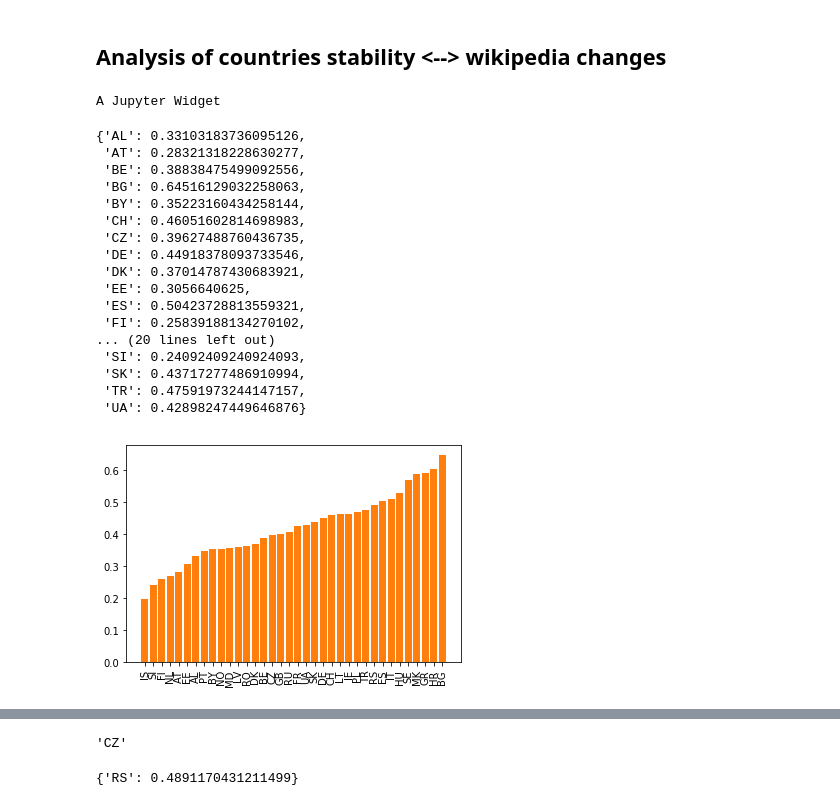
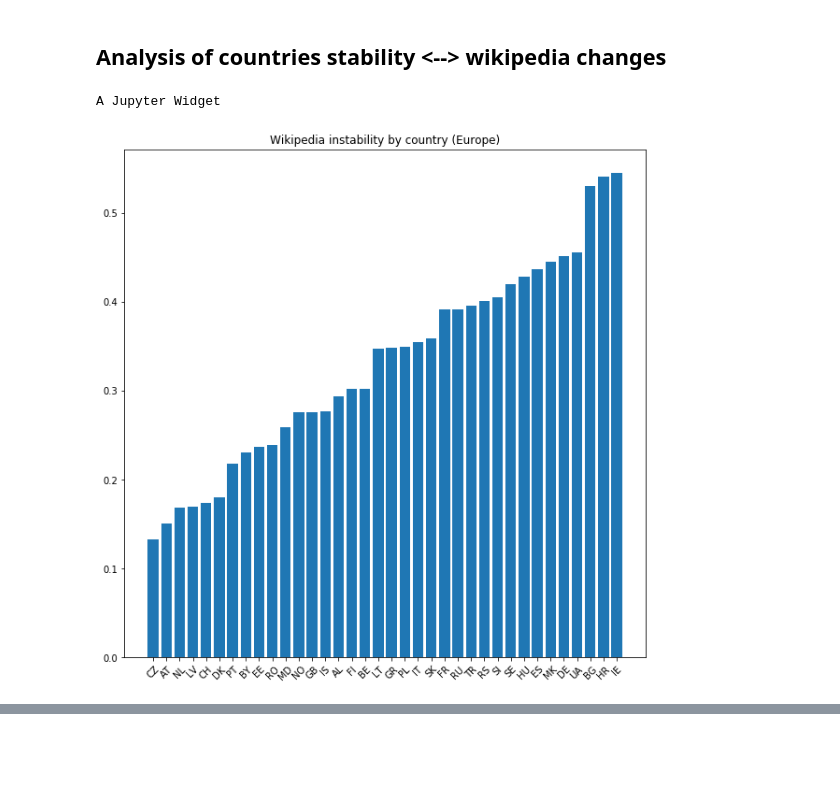
Before and after one commit to Amaumaury/ada-2017, a Jupyter notebook: project/Nr_changes_wiki_analysis.ipynb, the cells around one changed output, grey strips where cells are left out. Drawn from its saved outputs; the diff is of its cells as text; code cells hidden in the pictures; blank space fills up the shorter version.

```diff
--- a/project/Nr_changes_wiki_analysis.ipynb
+++ b/project/Nr_changes_wiki_analysis.ipynb
@@ -29,7 +30,7 @@ def wiki_change_factor(wiki_name,year_start, outlier_factor):
     dates_pd = pd.DataFrame(dates, columns=['date'])
     dates_pd['change']= 1;
 
-    # aggregate per moth
+    # aggregate per month
     changes_aggregated_month = np.zeros([(2017 - year_start)*12+nr_filt_window,1])
     date_last = datetime.date(year=year_start,month=11,day=1)
     for y in range(year_start,2017):
@@ -45,10 +46,10 @@ def wiki_change_factor(wiki_name,year_start, outlier_factor):
     #plt.show()
 
      # select outliers
-    nr_outliers = np.sum(changes_aggregated_month[changes_aggregated_month > outlier_factor* np.mean(changes_aggregated_month)])
+    sum_outliers = np.sum(changes_aggregated_month[changes_aggregated_month > outlier_factor* np.mean(changes_aggregated_month)])
     sum_all = np.sum(changes_aggregated_month)
 
-    return nr_outliers/sum_all
+    return sum_outliers/sum_all
 # %%
 countries = ['Ukraine','Poland','Spain', 'Netherlands','France','Germany','Switzerland','Belgium',
             'Portugal','Italy','Great Britain', 'Ireland', 'Norway', 'Sweden','Denmark',
@@ -60,47 +61,27 @@ codes = ['UA','PL','ES', 'NL','FR','DE','CH','BE', 'PT','IT','GB','IE','NO','SE'
         'BY','SI','TR','IS']
 wiki_change_values = {};
 for i in tqdm_notebook(range(len(countries))):
-    wiki_change_values[codes[i]] = wiki_change_factor(countries[i], 2014, outlier_factor = 1.5)
-
-import operator
-x = {1: 2, 3: 4, 4: 3, 2: 1, 0: 0}
-sorted_x = sorted(x.items(), key=operator.itemgetter(0))wiki_change_values
+    wiki_change_values[codes[i]] = wiki_change_factor(countries[i], 2010, outlier_factor = 1.74)
 # %% [output]
 A Jupyter Widget
-{'AL': 0.33103183736095126,
- 'AT': 0.28321318228630277,
- 'BE': 0.38838475499092556,
- 'BG': 0.64516129032258063,
- 'BY': 0.35223160434258144,
- 'CH': 0.46051602814698983,
- 'CZ': 0.39627488760436735,
- 'DE': 0.44918378093733546,
- 'DK': 0.37014787430683921,
- 'EE': 0.3056640625,
- 'ES': 0.50423728813559321,
- 'FI': 0.25839188134270102,
-... (20 lines left out)
- 'SI': 0.24092409240924093,
- 'SK': 0.43717277486910994,
- 'TR': 0.47591973244147157,
- 'UA': 0.42898247449646876}
 # %%
 import operator
 
 sorted_x = sorted(wiki_change_values.items(), key=lambda x: x[1])
 values = np.zeros([len(sorted_x),1])
 names = ['']*len(sorted_x)
 for i in range(len(sorted_x)):
     names[i] = sorted_x[i][0]
     values[i] = sorted_x[i][1]
 values= np.squeeze(values)
 
+plt.rcParams["figure.figsize"] = (10,10)
 plt.bar(range(len(sorted_x)), values, align='center')
-plt.xticks(range(len(sorted_x)), names, rotation=90)
-
+plt.xticks(range(len(sorted_x)), names, rotation=45)
+plt.title('Wikipedia instability by country (Europe)')
 plt.show()
 # %% [output]
-[figure, old version]
+[figure, new version]
 # %%
 def make_folium_map(json_map_path, object_path,  color_func, vmin, vmax, colors_table,location, zoom_start, legend_name  ):
 
@@ -149,11 +130,3 @@ m = make_folium_map('data/europe2.topojson.json', 'objects.europe',
 m
 # %% [output]
 [interactive output not drawn]
-# %%
-codes[i]
-# %% [output]
-'CZ'
-# %%
-sorted_wiki_changes
-# %% [output]
-{'RS': 0.4891170431211499}
```
Also changed, not shown: parts of 5 cells of this notebook, 3 other files.
